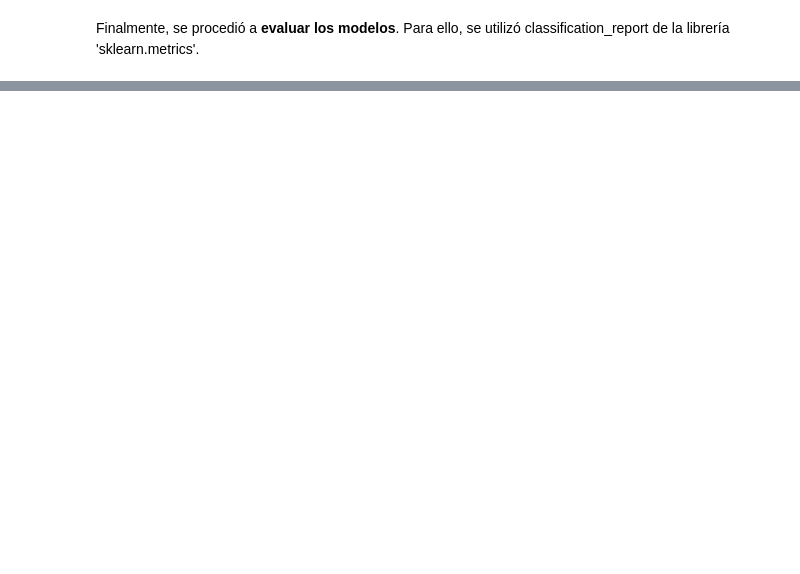
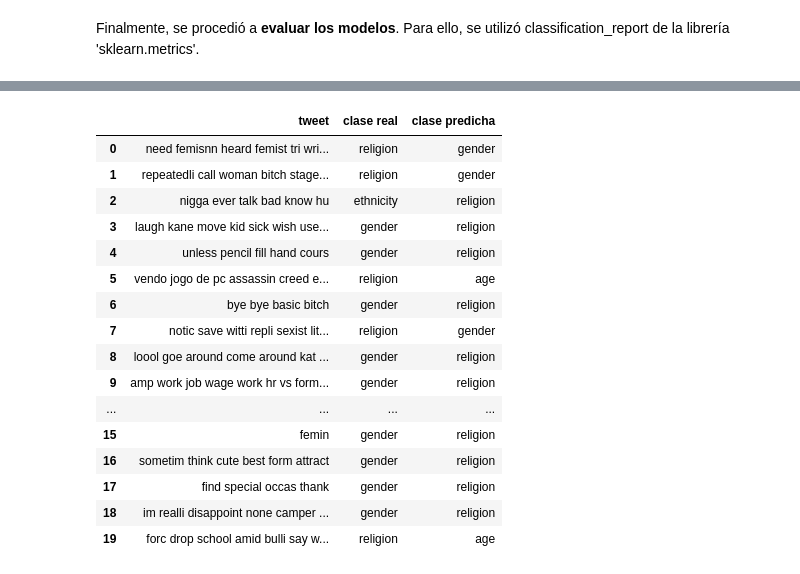
Before and after one commit to stefanoaragoni/ProyectoDeepLearning, a Jupyter notebook: proyecto.ipynb, the cells around one changed output, grey strips where cells are left out. Drawn from its saved outputs; the diff is of its cells as text; code cells hidden in the pictures; blank space fills up the shorter version.

```diff
--- a/proyecto.ipynb
+++ b/proyecto.ipynb
@@ -490,0 +530,53 @@ weighted avg       0.93      0.93      0.93      6352
+# %%
+# Generar un dataset con los tweets que el segundo modelo clasificó mal. TWEET, CLASE REAL, CLASE PREDICHA
+
+y_test_m2_array = np.array(y_test_m2)
+modelo2_errores = []
+
+for i in range(len(y_pred_m2)):
+    if y_test_m2_array[i] != y_pred_m2[i]:
+
+        real_class = ""
+        if y_test_m2_array[i] == 0:
+            real_class = 'age'
+        elif y_test_m2_array[i] == 1:
+            real_class = "ethnicity"
+        elif y_test_m2_array[i] == 2:
+            real_class = "gender"
+        elif y_test_m2_array[i] == 3:
+            real_class = "religion"
+
+        predicted_class = ""
+        if y_pred_m2[i] == 0:
+            predicted_class = 'age'
+        elif y_pred_m2[i] == 1:
+            predicted_class = "ethnicity"
+        elif y_pred_m2[i] == 2:
+            predicted_class = "gender"
+        elif y_pred_m2[i] == 3:
+            predicted_class = "religion"
+
+        modelo2_errores.append([X_test_m2.iloc[i], real_class, predicted_class])
+
+modelo2_errores = pd.DataFrame(modelo2_errores, columns = ['tweet', 'clase real', 'clase predicha'])
+modelo2_errores.to_csv('modelo2_errores.csv', index = False)
+
+modelo2_errores.head(20)
+# %% [output]
+|  | tweet | clase real | clase predicha |
+| 0 | need femisnn heard femist tri wri... | religion | gender |
+| 1 | repeatedli call woman bitch stage... | religion | gender |
+| 2 | nigga ever talk bad know hu | ethnicity | religion |
+| 3 | laugh kane move kid sick wish use... | gender | religion |
+| 4 | unless pencil fill hand cours | gender | religion |
+| 5 | vendo jogo de pc assassin creed e... | religion | age |
+| 6 | bye bye basic bitch | gender | religion |
+| 7 | notic save witti repli sexist lit... | religion | gender |
+| 8 | loool goe around come around kat ... | gender | religion |
+| 9 | amp work job wage work hr vs form... | gender | religion |
+| ... | ... | ... | ... |
+| 15 | femin | gender | religion |
+| 16 | sometim think cute best form attract | gender | religion |
+| 17 | find special occas thank | gender | religion |
+| 18 | im realli disappoint none camper ... | gender | religion |
+| 19 | forc drop school amid bulli say w... | religion | age |
```
Also changed, not shown: parts of 14 cells of this notebook, 4 other files.
